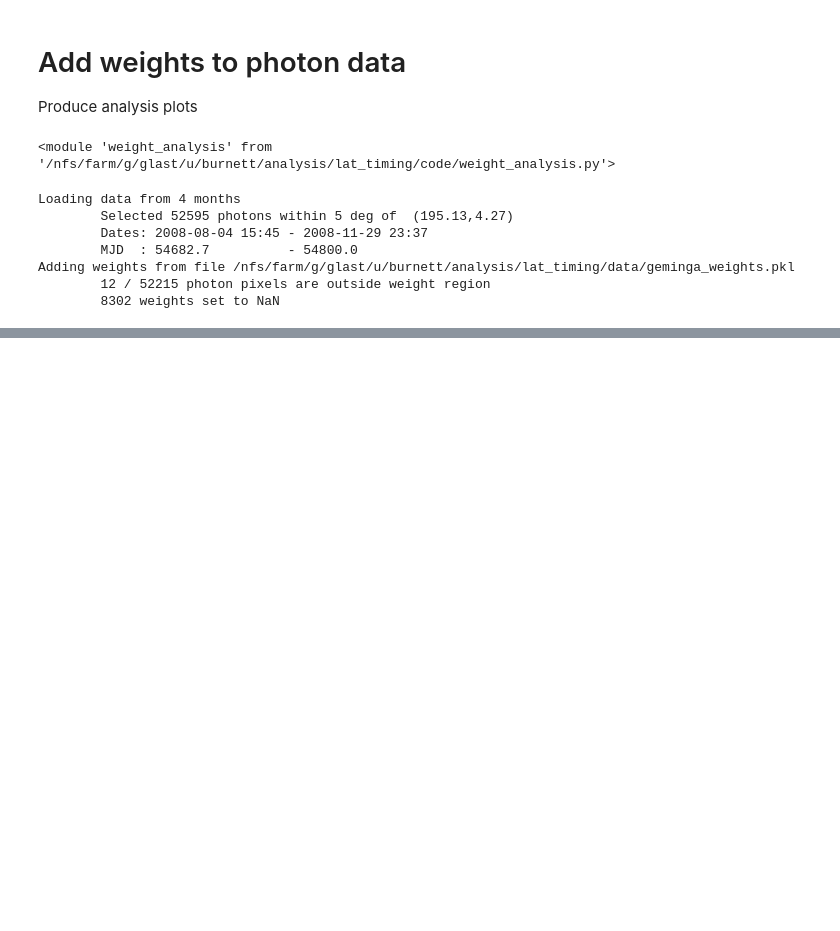
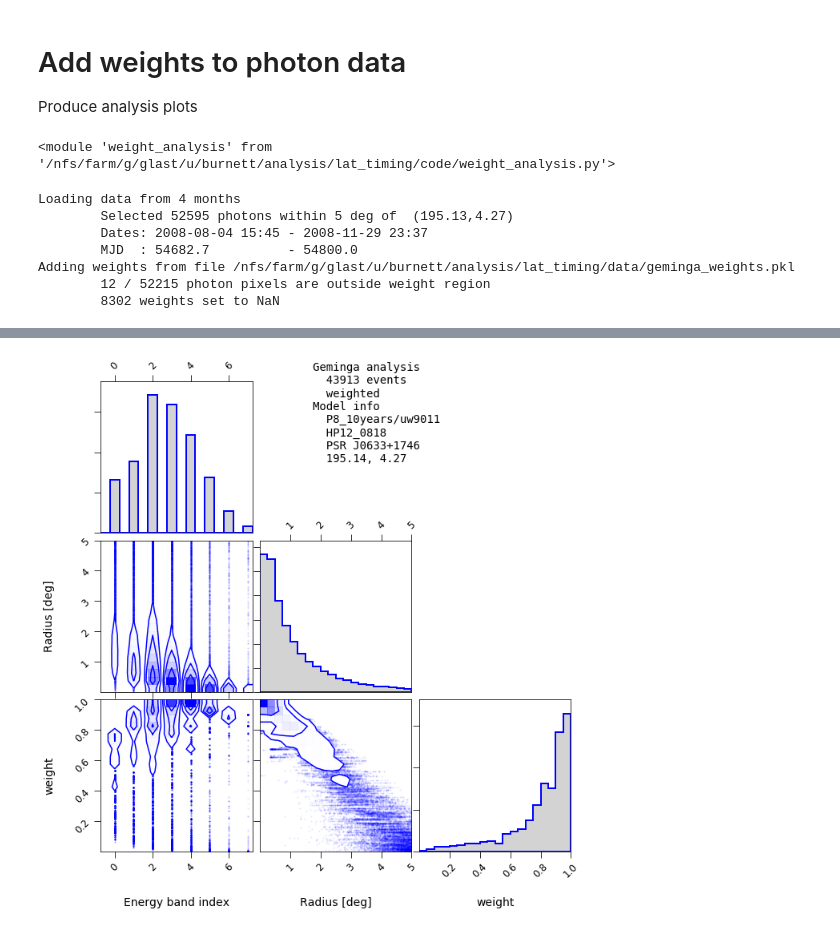
Before and after one commit to tburnett/lat-timing, a Jupyter notebook: notebooks/weight analysis.ipynb, the cells around one changed output, grey strips where cells are left out. Cells and saved outputs as stored; diff of their text form; code cells hidden in the pictures; blank space fills up the shorter version.

```diff
--- a/notebooks/weight analysis.ipynb
+++ b/notebooks/weight analysis.ipynb
@@ -24,0 +25,4 @@ wa.corner_plot()
+# %%
+wa.corner_plot(weighted=True)
+# %% [output]
+[figure, added]
```
Also changed, not shown: parts of 1 cell of this notebook, 1 other file.
